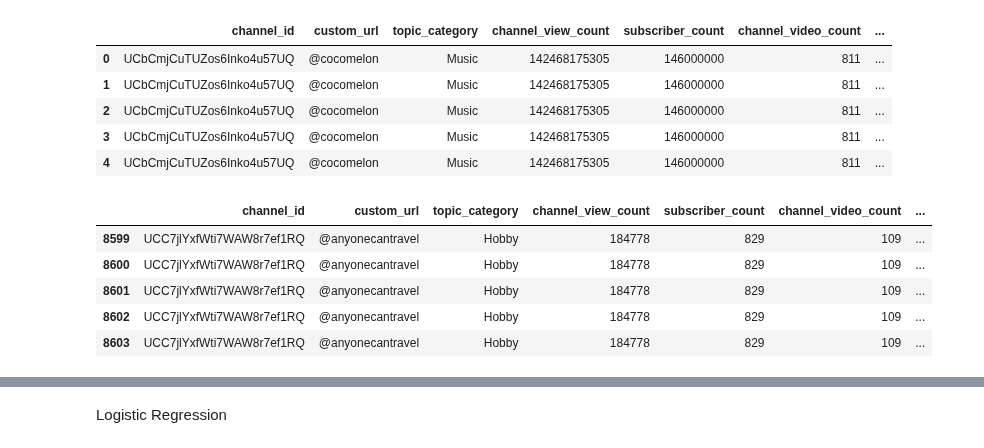
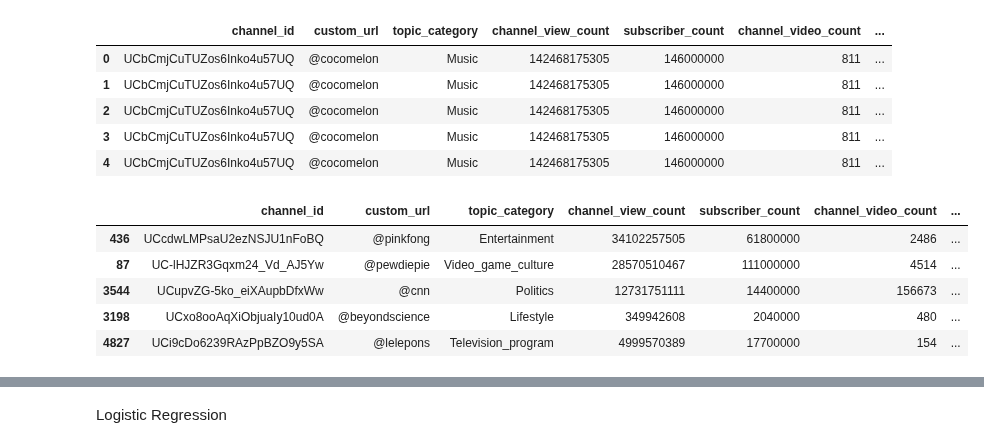
Before and after one commit to SNEHALDD/Youtube_Video_Analysis, a Jupyter notebook: ML_Jupyter_Notebook_Files/machine_learning.ipynb, the cells around one changed output, grey strips where cells are left out. Drawn from its saved outputs; the diff is of its cells as text; code cells hidden in the pictures.

```diff
--- a/ML_Jupyter_Notebook_Files/machine_learning.ipynb
+++ b/ML_Jupyter_Notebook_Files/machine_learning.ipynb
@@ -7,5 +10,5 @@ from sklearn.metrics import classification_report
 # %%
-file=pd.read_csv("../Database/ready_for_sql/joined_data.csv")
+file=pd.read_csv("../Database/ready_for_sql/final_df.csv")
 df=file.copy()
 df.head()
 # %% [output]
@@ -25,11 +28,11 @@ def viral(row):
 # %%
 #add the viral column
 df['viral']=df.apply(lambda row: viral(row), axis=1)
-df.tail()
+df.sample(5)
 # %% [output]
 |  | channel_id | custom_url | topic_category | channel_view_count | subscriber_count | channel_video_count | ... |
-| 8599 | UCC7jlYxfWti7WAW8r7ef1RQ | @anyonecantravel | Hobby | 184778 | 829 | 109 | ... |
-| 8600 | UCC7jlYxfWti7WAW8r7ef1RQ | @anyonecantravel | Hobby | 184778 | 829 | 109 | ... |
-| 8601 | UCC7jlYxfWti7WAW8r7ef1RQ | @anyonecantravel | Hobby | 184778 | 829 | 109 | ... |
-| 8602 | UCC7jlYxfWti7WAW8r7ef1RQ | @anyonecantravel | Hobby | 184778 | 829 | 109 | ... |
-| 8603 | UCC7jlYxfWti7WAW8r7ef1RQ | @anyonecantravel | Hobby | 184778 | 829 | 109 | ... |
+| 436 | UCcdwLMPsaU2ezNSJU1nFoBQ | @pinkfong | Entertainment | 34102257505 | 61800000 | 2486 | ... |
+| 87 | UC-lHJZR3Gqxm24_Vd_AJ5Yw | @pewdiepie | Video_game_culture | 28570510467 | 111000000 | 4514 | ... |
+| 3544 | UCupvZG-5ko_eiXAupbDfxWw | @cnn | Politics | 12731751111 | 14400000 | 156673 | ... |
+| 3198 | UCxo8ooAqXiObjuaIy10ud0A | @beyondscience | Lifestyle | 349942608 | 2040000 | 480 | ... |
+| 4827 | UCi9cDo6239RAzPpBZO9y5SA | @lelepons | Television_program | 4999570389 | 17700000 | 154 | ... |
```
Also changed, not shown: parts of 54 cells of this notebook, 2 other files.
